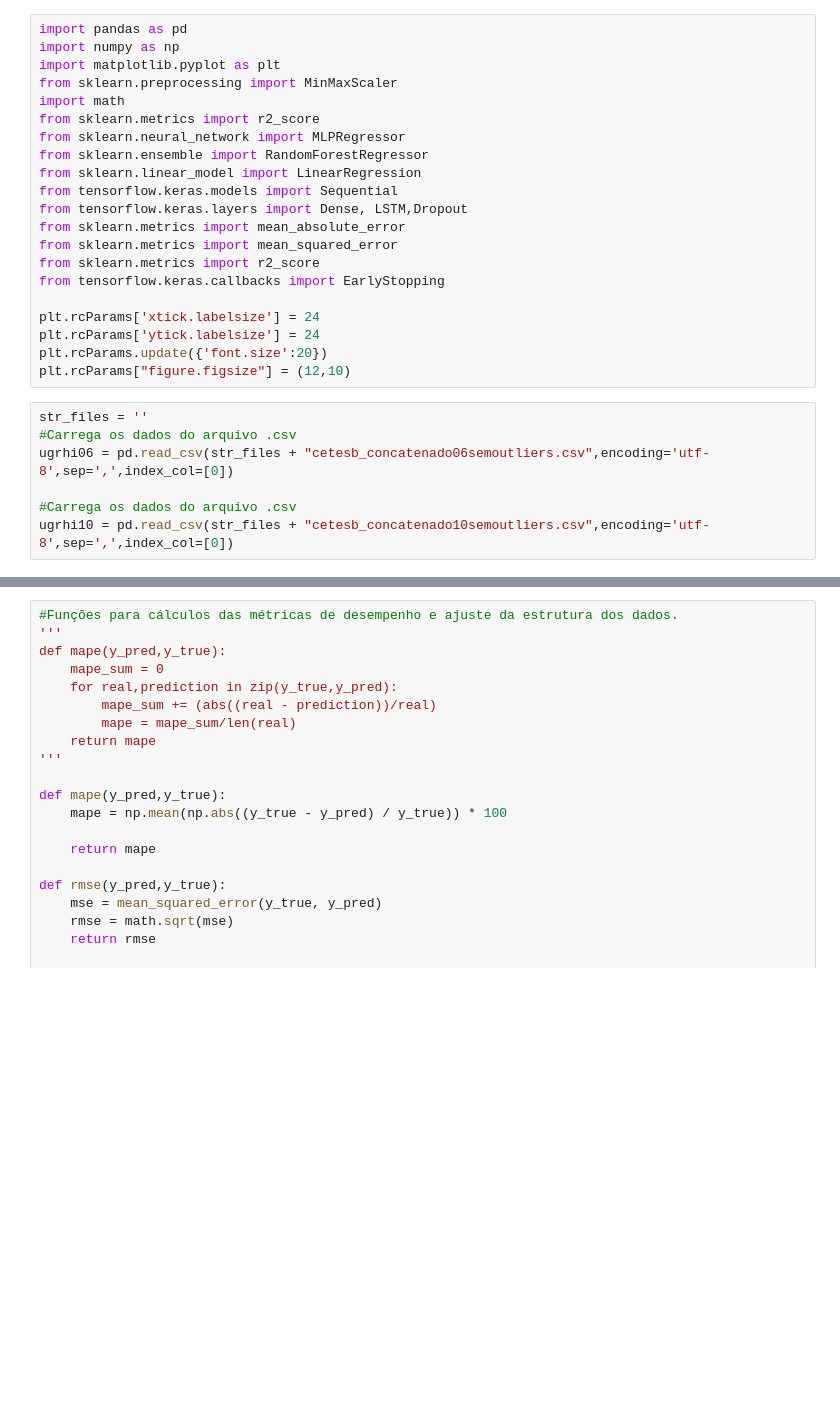
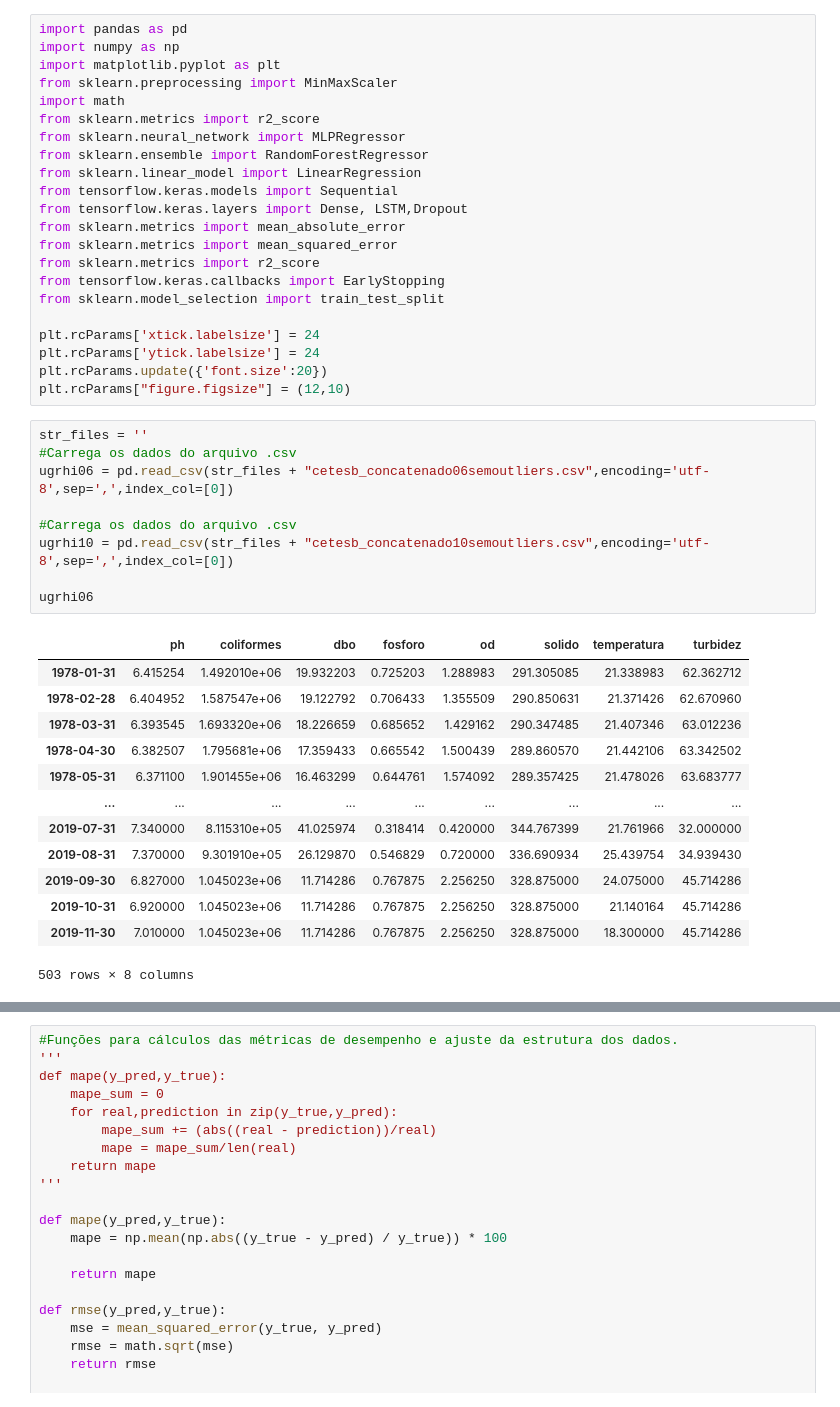
Before and after one commit to andersonchico/predicaoagua, a Jupyter notebook: src/src_dissertação/automatizado/com_interpolacao/espacial/espacial_automatizado.ipynb, the cells around one changed output, grey strips where cells are left out. Cells and saved outputs as stored; diff of their text form; blank space fills up the shorter version.

```diff
--- a/src/src_dissertação/automatizado/com_interpolacao/espacial/espacial_automatizado.ipynb
+++ b/src/src_dissertação/automatizado/com_interpolacao/espacial/espacial_automatizado.ipynb
@@ -14,6 +14,7 @@ from sklearn.metrics import mean_absolute_error
 from sklearn.metrics import mean_squared_error
 from sklearn.metrics import r2_score
 from tensorflow.keras.callbacks import EarlyStopping
+from sklearn.model_selection import train_test_split
 
 plt.rcParams['xtick.labelsize'] = 24
 plt.rcParams['ytick.labelsize'] = 24
@@ -22,10 +23,26 @@ plt.rcParams["figure.figsize"] = (12,10)
 # %%
 str_files = ''
 #Carrega os dados do arquivo .csv
 ugrhi06 = pd.read_csv(str_files + "cetesb_concatenado06semoutliers.csv",encoding='utf-8',sep=',',index_col=[0])
 
 #Carrega os dados do arquivo .csv
 ugrhi10 = pd.read_csv(str_files + "cetesb_concatenado10semoutliers.csv",encoding='utf-8',sep=',',index_col=[0])
+
+ugrhi06
+# %% [output]
+|  | ph | coliformes | dbo | fosforo | od | solido | temperatura | turbidez |
+| 1978-01-31 | 6.415254 | 1.492010e+06 | 19.932203 | 0.725203 | 1.288983 | 291.305085 | 21.338983 | 62.362712 |
+| 1978-02-28 | 6.404952 | 1.587547e+06 | 19.122792 | 0.706433 | 1.355509 | 290.850631 | 21.371426 | 62.670960 |
+| 1978-03-31 | 6.393545 | 1.693320e+06 | 18.226659 | 0.685652 | 1.429162 | 290.347485 | 21.407346 | 63.012236 |
+| 1978-04-30 | 6.382507 | 1.795681e+06 | 17.359433 | 0.665542 | 1.500439 | 289.860570 | 21.442106 | 63.342502 |
+| 1978-05-31 | 6.371100 | 1.901455e+06 | 16.463299 | 0.644761 | 1.574092 | 289.357425 | 21.478026 | 63.683777 |
+| ... | ... | ... | ... | ... | ... | ... | ... | ... |
+| 2019-07-31 | 7.340000 | 8.115310e+05 | 41.025974 | 0.318414 | 0.420000 | 344.767399 | 21.761966 | 32.000000 |
+| 2019-08-31 | 7.370000 | 9.301910e+05 | 26.129870 | 0.546829 | 0.720000 | 336.690934 | 25.439754 | 34.939430 |
+| 2019-09-30 | 6.827000 | 1.045023e+06 | 11.714286 | 0.767875 | 2.256250 | 328.875000 | 24.075000 | 45.714286 |
+| 2019-10-31 | 6.920000 | 1.045023e+06 | 11.714286 | 0.767875 | 2.256250 | 328.875000 | 21.140164 | 45.714286 |
+| 2019-11-30 | 7.010000 | 1.045023e+06 | 11.714286 | 0.767875 | 2.256250 | 328.875000 | 18.300000 | 45.714286 |
+503 rows × 8 columns
 # %%
 print('---- Tamanho dos conjuntos originais ----')
 print('X:',len(ugrhi06))
```
Also changed, not shown: parts of 30 cells of this notebook.
